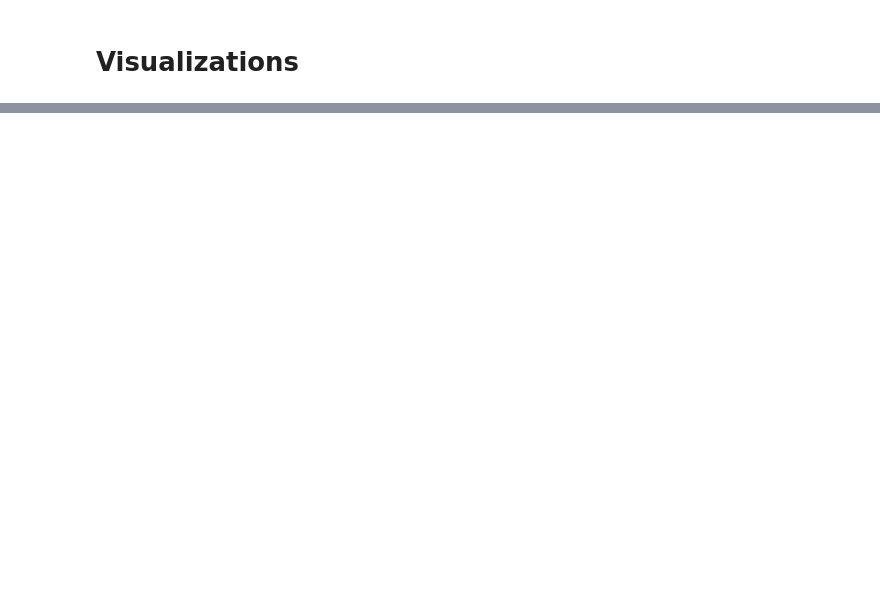
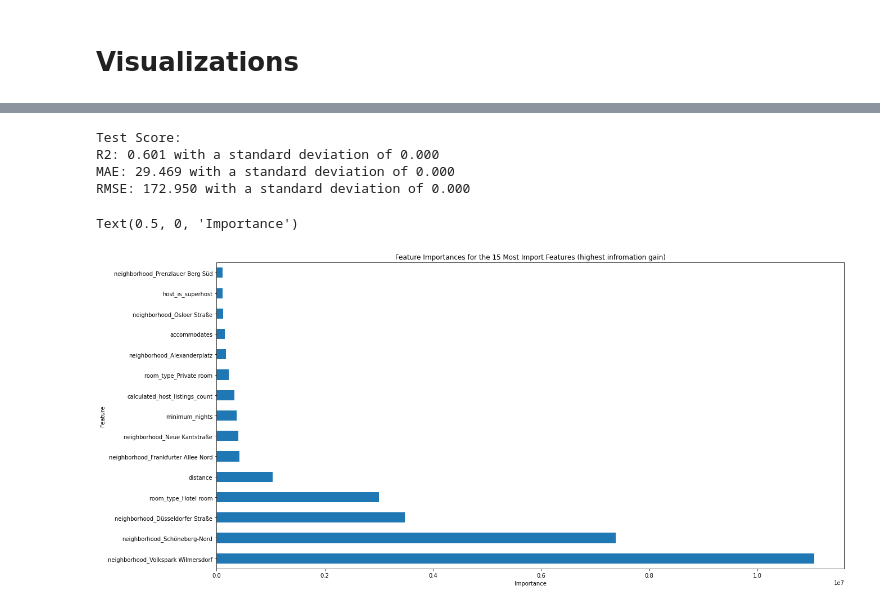
Before and after one commit to alexcerce/Berlin_Airbnb, a Jupyter notebook: Airbnb_Berlin_Main.ipynb, the cells around one changed output, grey strips where cells are left out. Saved outputs shown, nothing was run; the diff lists cells and outputs as text; code cells hidden in the pictures; blank space fills up the shorter version.

```diff
--- a/Airbnb_Berlin_Main.ipynb
+++ b/Airbnb_Berlin_Main.ipynb
@@ -621,0 +689,7 @@ Name: square_feet, dtype: float64
+# %%
+# Removing unneeded variables
+listings_prediction.drop(['listing_id','host_id','square_feet','latitude','longitude','number_of_reviews','reviews_per_month','review_scores_rating'],axis=1,inplace=True)
+#Since I will not be using the calendar table, listing_id and host_id won't be very useful
+#Remove square feet since the majority of it's values are missing
+#I will remove Latitude/Longitude and keep distance
+#finally, I will remove the features that deal with reviews. This is because the new Airbnb will have no review information to provide
@@ -621,0 +708,28 @@ Name: square_feet, dtype: float64
+# %%
+#Encode categorical variables
+listings['host_is_superhost']=listings['host_is_superhost']*1    #Convert Boolean into integer values. 1 signifies True, 0 is false
+listings_prediction=pd.get_dummies(listings_prediction, prefix=['neighborhood', 'borough', 'room_type']);
+# %%
+#Train/Test Split
+listings_prediction=listings_prediction.sample(frac=1,random_state=random_state); #shuffle dataset before split
+X=listings_prediction.drop('price',axis=1);y=listings_prediction['price'];
+fold=KFold(n_splits=10,random_state=random_state);
+Xtrain, Xtest, ytrain, ytest = train_test_split(X, y, test_size=0.2, random_state=random_state);
+# %%
+XGB=XGBRegressor(random_state=random_state)
+XGB_Parameters={'classification__max_depth':[2,3,4,5,6,7,8,9,10],'classification__learning_rate':[0.0001,0.001,0.01,0.1,0.2,0.3],'classification__n_estimators':[100,200,250,300,350,400,500]};
+XGB_grid = RandomizedSearchCV(estimator = XGB, param_distributions=XGB_Parameters, scoring='neg_mean_absolute_error', cv=fold, n_jobs=-1, n_iter=15,return_train_score=True,random_state=random_state);
+XGB_grid.fit(Xtrain, ytrain);
+XGB_Estimator=XGB_grid.best_estimator_;
+XGB_bestscore=XGB_grid.best_score_;
+
+scoring = {'r2','neg_mean_absolute_error','neg_root_mean_squared_error'}
+scores_XGB = cross_validate(XGB_Estimator, Xtrain, ytrain, scoring=scoring, cv=fold, return_train_score=True, n_jobs=-1)
+XGB_r2=scores_XGB['test_r2']
+XGB_MAE=scores_XGB['test_neg_mean_absolute_error']
+XGB_RMSE=scores_XGB['test_neg_root_mean_squared_error']
+
+print('R2: %0.3f with a standard deviation of %0.3f' % (XGB_r2.mean(), XGB_r2.std()));
+print('MAE: %0.3f with a standard deviation of %0.3f' % (XGB_MAE.mean(), XGB_MAE.std()));
+print('RMSE: %0.3f with a standard deviation of %0.3f' % (XGB_RMSE.mean(), XGB_RMSE.std()));
+print(XGB_bestscore)
@@ -621,0 +749,27 @@ Name: square_feet, dtype: float64
+# %%
+#test set
+XGB_prediction=XGB_Estimator.predict(Xtest)
+print('Test Score:')
+XGB_r2_test=r2_score(ytest,XGB_prediction)
+XGB_MAE_test=mean_absolute_error(ytest,XGB_prediction)
+XGB_RMSE_test=mean_squared_error(ytest,XGB_prediction,squared=False)
+print('R2: %0.3f with a standard deviation of %0.3f' % (XGB_r2_test.mean(), XGB_r2_test.std()));
+print('MAE: %0.3f with a standard deviation of %0.3f' % (XGB_MAE_test.mean(), XGB_MAE_test.std()));
+print('RMSE: %0.3f with a standard deviation of %0.3f' % (XGB_RMSE_test.mean(), XGB_RMSE_test.std()));
+# %% [output]
+Test Score:
+R2: 0.601 with a standard deviation of 0.000
+MAE: 29.469 with a standard deviation of 0.000
+RMSE: 172.950 with a standard deviation of 0.000
+# %%
+d=XGB_Estimator.get_booster().get_score(importance_type="gain");
+sorted_d = dict( sorted(d.items(), key=operator.itemgetter(1),reverse=True));
+
+Importances=pd.DataFrame(sorted_d,index=[0]).transpose();
+Importances=Importances.rename(columns={0 : "Importance"});
+Importances.iloc[:15].plot.barh(figsize=(20,10),legend=False);
+plt.title('Feature Importances for the 15 Most Import Features (highest infromation gain)')
+plt.ylabel('Feature');plt.xlabel('Importance')
+# %% [output]
+Text(0.5, 0, 'Importance')
+[figure, added]
```
Also changed, not shown: parts of 15 cells of this notebook.
